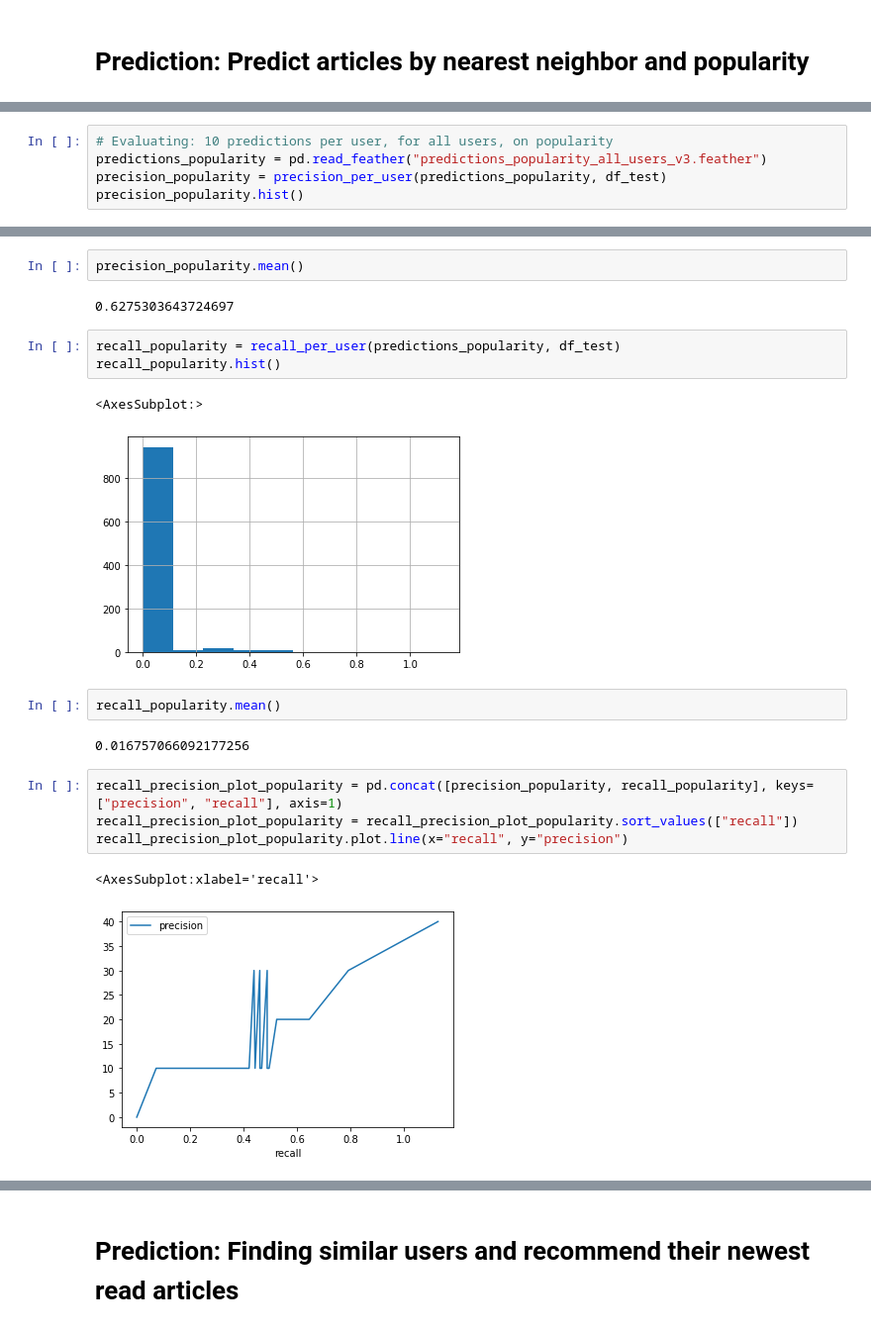
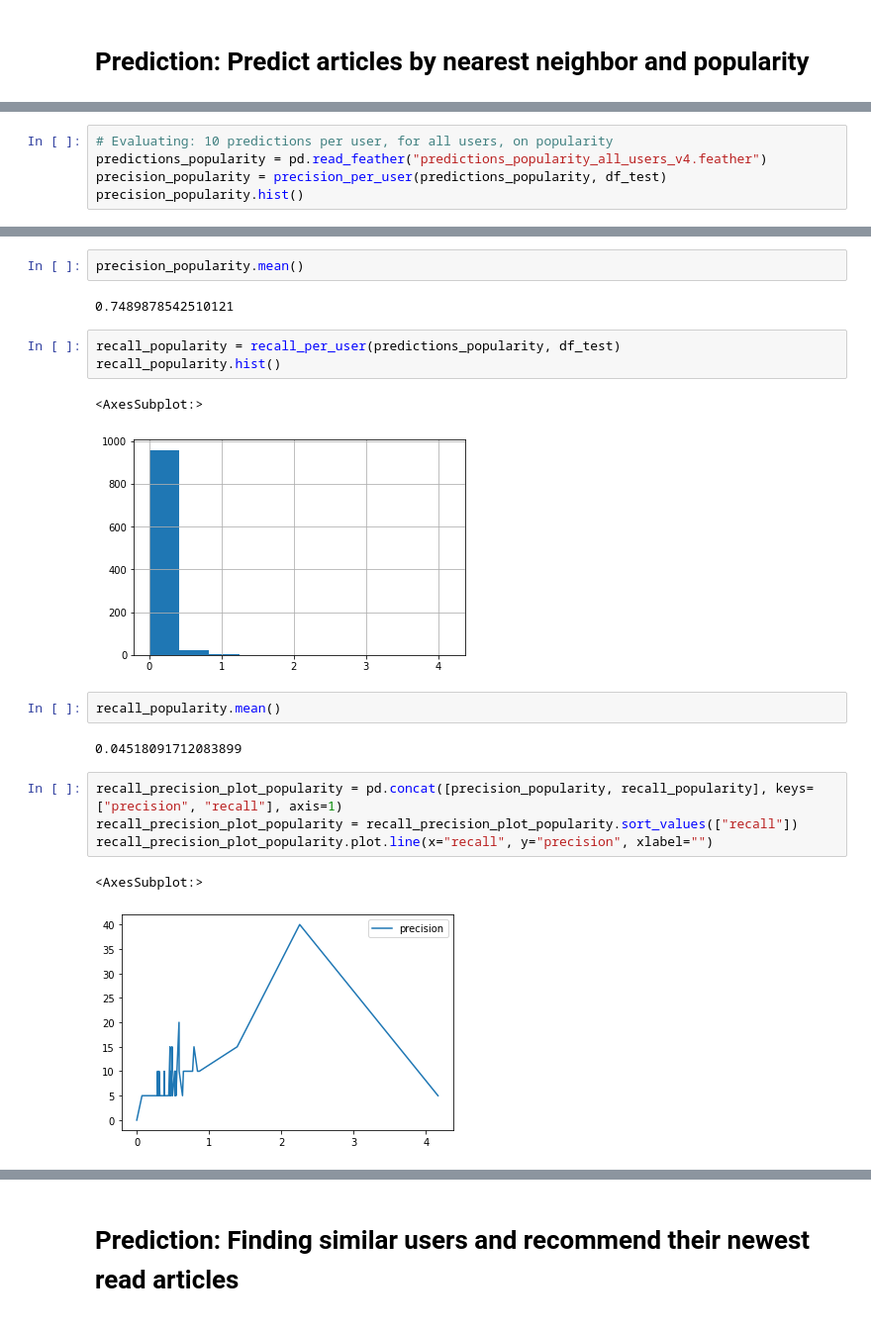
Before and after one commit to jonev/recommender-systems, a Jupyter notebook: graph_based_db.ipynb, the cells around one changed output, grey strips where cells are left out. Shown: that part at 99% size. Drawn from its saved outputs; the diff is of its cells as text.

```diff
--- a/graph_based_db.ipynb
+++ b/graph_based_db.ipynb
@@ -86,7 +89,7 @@ start_time = time.time()
 logging.info(f"Prediction took: {((time.time() - start_time)/60.0)} minutes, or hours: {((time.time() - start_time)/3600.0)}")
 # %%
 # Evaluating: 10 predictions per user, for all users, on popularity
-predictions_popularity = pd.read_feather("predictions_popularity_all_users_v3.feather")
+predictions_popularity = pd.read_feather("predictions_popularity_all_users_v4.feather")
 precision_popularity = precision_per_user(predictions_popularity, df_test)
 precision_popularity.hist()
 # %% [output]
@@ -95,24 +98,24 @@ precision_popularity.hist()
 # %%
 precision_popularity.mean()
 # %% [output]
-0.6275303643724697
+0.7489878542510121
 # %%
 recall_popularity = recall_per_user(predictions_popularity, df_test)
 recall_popularity.hist()
 # %% [output]
 <AxesSubplot:>
-[figure, old version]
+[figure, new version]
 # %%
 recall_popularity.mean()
 # %% [output]
-0.016757066092177256
+0.04518091712083899
 # %%
 recall_precision_plot_popularity = pd.concat([precision_popularity, recall_popularity], keys=["precision", "recall"], axis=1)
 recall_precision_plot_popularity = recall_precision_plot_popularity.sort_values(["recall"])
-recall_precision_plot_popularity.plot.line(x="recall", y="precision")
+recall_precision_plot_popularity.plot.line(x="recall", y="precision", xlabel="")
 # %% [output]
-<AxesSubplot:xlabel='recall'>
+<AxesSubplot:>
-[figure, old version]
+[figure, new version]
 # %%
 f1_popularity = f1_per_user(predictions_popularity, df_test)
 f1_popularity.hist()
```
Also changed, not shown: parts of 13 cells of this notebook, 3 other files.
